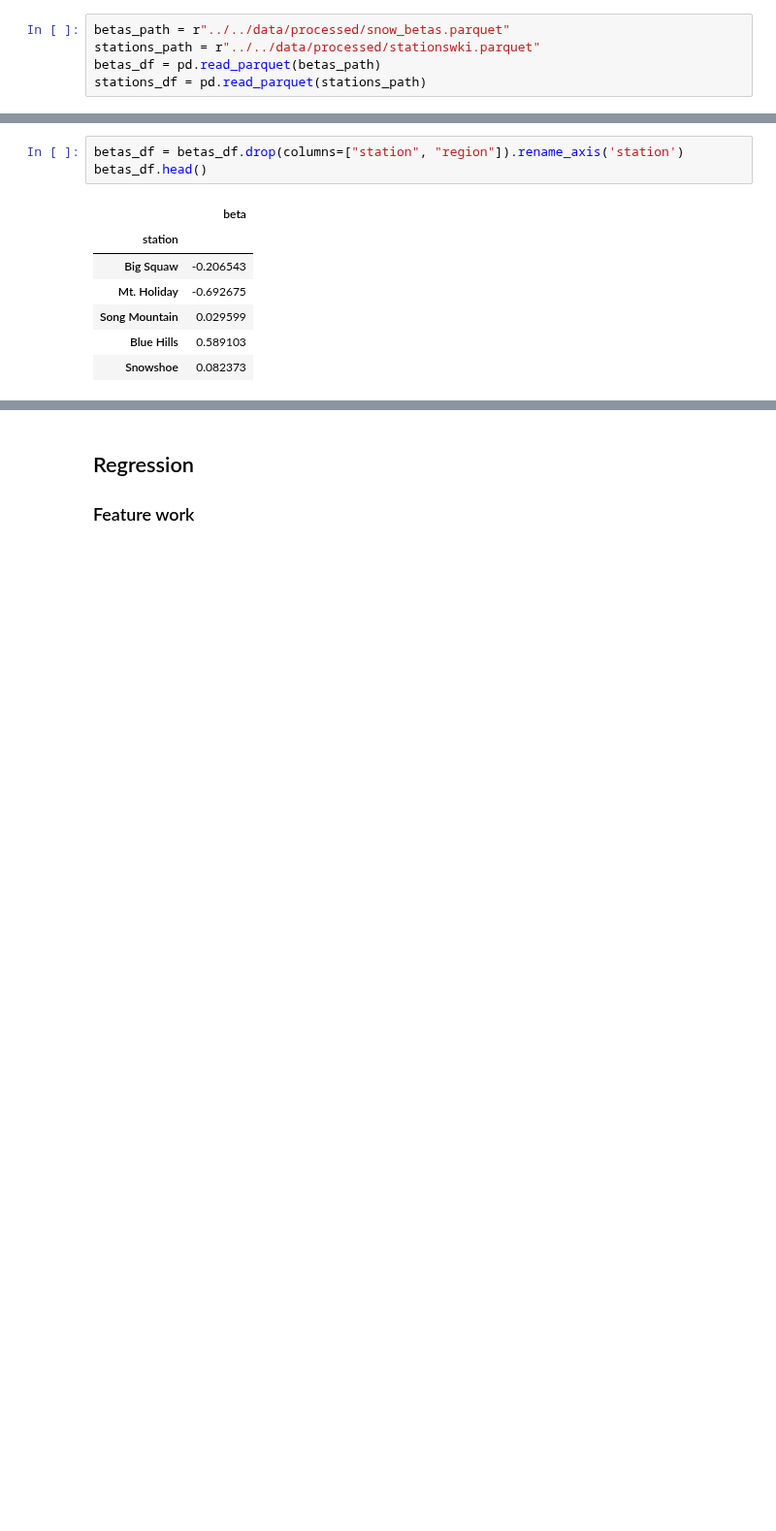
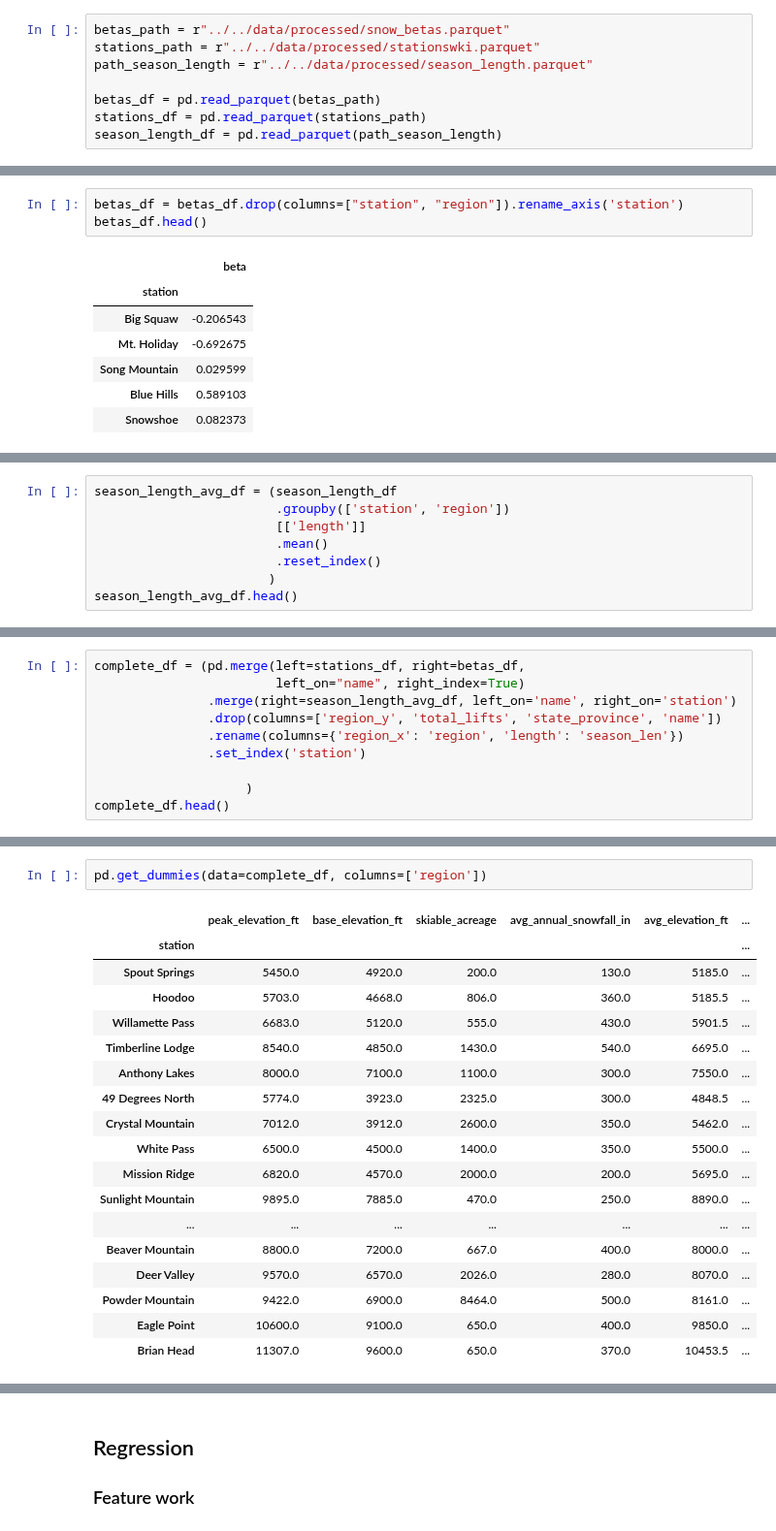
Before and after one commit to chrisoyer/ski-snow-modeling, a Jupyter notebook: src/analysis/regression.ipynb, the cells around one changed output, grey strips where cells are left out. Shown at 97% size. Cells and saved outputs as stored; diff of their text form; blank space fills up the shorter version.

```diff
--- a/src/analysis/regression.ipynb
+++ b/src/analysis/regression.ipynb
@@ -22,8 +27,11 @@ from sklearn.model_selection import cross_validate
 # %%
 betas_path = r"../../data/processed/snow_betas.parquet"
 stations_path = r"../../data/processed/stationswki.parquet"
+path_season_length = r"../../data/processed/season_length.parquet"
+
 betas_df = pd.read_parquet(betas_path)
 stations_df = pd.read_parquet(stations_path)
+season_length_df = pd.read_parquet(path_season_length)
 # %%
 stations_df.head()
 # %% [output]
@@ -58,0 +74,8 @@ stations_wbeta_df = pd.merge(left=stations_df, right=betas_df,
+# %%
+season_length_avg_df = (season_length_df
+                        .groupby(['station', 'region'])
+                        [['length']]
+                        .mean()
+                        .reset_index()
+                       )
+season_length_avg_df.head()
@@ -58,0 +89,10 @@ stations_wbeta_df = pd.merge(left=stations_df, right=betas_df,
+# %%
+complete_df = (pd.merge(left=stations_df, right=betas_df,
+                        left_on="name", right_index=True)
+               .merge(right=season_length_avg_df, left_on='name', right_on='station')
+               .drop(columns=['region_y', 'total_lifts', 'state_province', 'name'])
+               .rename(columns={'region_x': 'region', 'length': 'season_len'})
+               .set_index('station')
+
+                    )
+complete_df.head()
@@ -58,0 +107,21 @@ stations_wbeta_df = pd.merge(left=stations_df, right=betas_df,
+# %%
+pd.get_dummies(data=complete_df, columns=['region'])
+# %% [output]
+|  | peak_elevation_ft | base_elevation_ft | skiable_acreage | avg_annual_snowfall_in | avg_elevation_ft | ... |
+| station |  |  |  |  |  | ... |
+| Spout Springs | 5450.0 | 4920.0 | 200.0 | 130.0 | 5185.0 | ... |
+| Hoodoo | 5703.0 | 4668.0 | 806.0 | 360.0 | 5185.5 | ... |
+| Willamette Pass | 6683.0 | 5120.0 | 555.0 | 430.0 | 5901.5 | ... |
+| Timberline Lodge | 8540.0 | 4850.0 | 1430.0 | 540.0 | 6695.0 | ... |
+| Anthony Lakes | 8000.0 | 7100.0 | 1100.0 | 300.0 | 7550.0 | ... |
+| 49 Degrees North | 5774.0 | 3923.0 | 2325.0 | 300.0 | 4848.5 | ... |
+| Crystal Mountain | 7012.0 | 3912.0 | 2600.0 | 350.0 | 5462.0 | ... |
+| White Pass | 6500.0 | 4500.0 | 1400.0 | 350.0 | 5500.0 | ... |
+| Mission Ridge | 6820.0 | 4570.0 | 2000.0 | 200.0 | 5695.0 | ... |
+| Sunlight Mountain | 9895.0 | 7885.0 | 470.0 | 250.0 | 8890.0 | ... |
+| ... | ... | ... | ... | ... | ... | ... |
+| Beaver Mountain | 8800.0 | 7200.0 | 667.0 | 400.0 | 8000.0 | ... |
+| Deer Valley | 9570.0 | 6570.0 | 2026.0 | 280.0 | 8070.0 | ... |
+| Powder Mountain | 9422.0 | 6900.0 | 8464.0 | 500.0 | 8161.0 | ... |
+| Eagle Point | 10600.0 | 9100.0 | 650.0 | 400.0 | 9850.0 | ... |
+| Brian Head | 11307.0 | 9600.0 | 650.0 | 370.0 | 10453.5 | ... |
```
Also changed, not shown: parts of 17 cells of this notebook.
